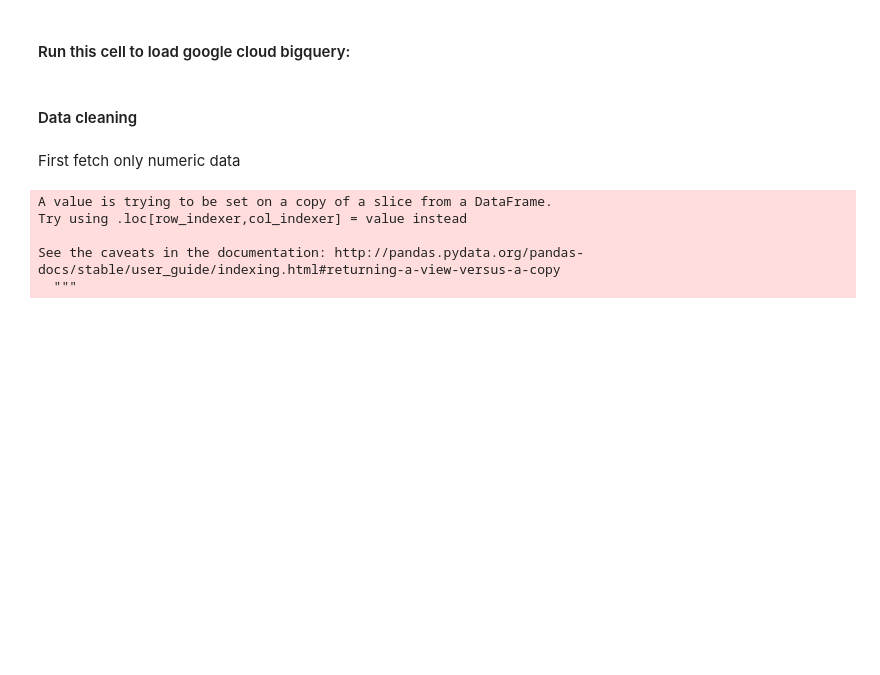
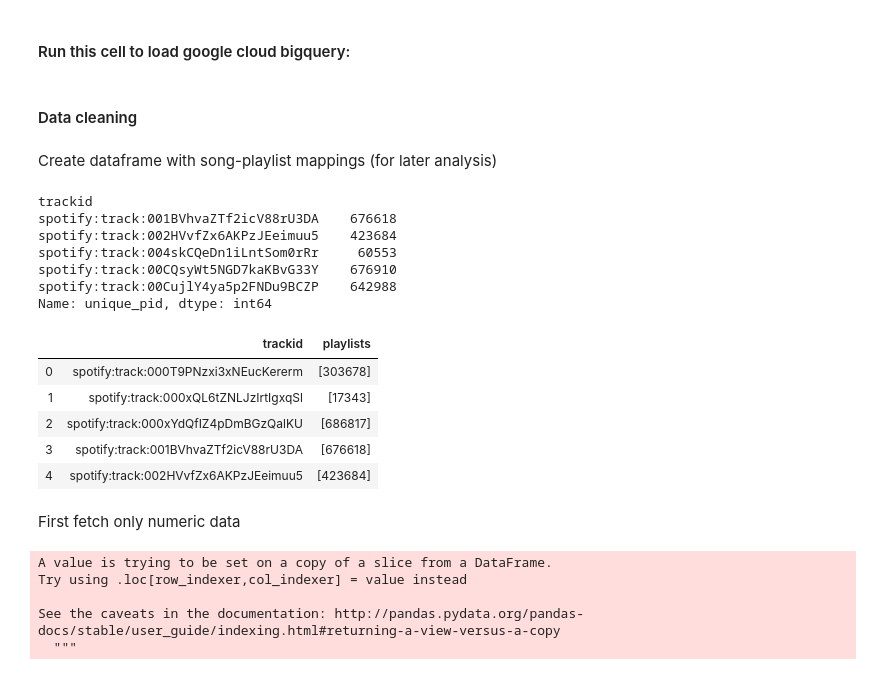
Before and after one commit to spotted-d/spotify-project, a Jupyter notebook: notebooks/group37_milestone4_finalproject.ipynb, the cells around one changed output. Drawn from its saved outputs; the diff is of its cells as text; code cells hidden in the pictures; blank space fills up the shorter version.

```diff
--- a/notebooks/group37_milestone4_finalproject.ipynb
+++ b/notebooks/group37_milestone4_finalproject.ipynb
@@ -39,6 +39,32 @@ WHERE track_row = 1
 LIMIT 100000
 # %% [markdown]
 #### Data cleaning
+# %% [markdown]
+Create dataframe with song-playlist mappings (for later analysis)
+# %%
+# Copy df
+playlist_mapping = playlist_data.copy()
+playlist_mapping = playlist_mapping.set_index("trackid")
+playlist_mapping = playlist_mapping["unique_pid"]
+
+# Create mapping df containing trackid and list of playlists it's associated with
+# https://stackoverflow.com/questions/22219004/grouping-rows-in-list-in-pandas-groupby
+playlist_mapping = playlist_mapping.groupby("trackid").apply(list).reset_index(name="playlists")
+playlist_mapping.head()
+# %% [output]
+trackid
+spotify:track:001BVhvaZTf2icV88rU3DA    676618
+spotify:track:002HVvfZx6AKPzJEeimuu5    423684
+spotify:track:004skCQeDn1iLntSom0rRr     60553
+spotify:track:00CQsyWt5NGD7kaKBvG33Y    676910
+spotify:track:00CujlY4ya5p2FNDu9BCZP    642988
+Name: unique_pid, dtype: int64
+|  | trackid | playlists |
+| 0 | spotify:track:000T9PNzxi3xNEucKererm | [303678] |
+| 1 | spotify:track:000xQL6tZNLJzIrtIgxqSl | [17343] |
+| 2 | spotify:track:000xYdQfIZ4pDmBGzQalKU | [686817] |
+| 3 | spotify:track:001BVhvaZTf2icV88rU3DA | [676618] |
+| 4 | spotify:track:002HVvfZx6AKPzJEeimuu5 | [423684] |
 # %% [markdown]
 First fetch only numeric data
 # %%
```
Also changed, not shown: parts of 14 cells of this notebook.
